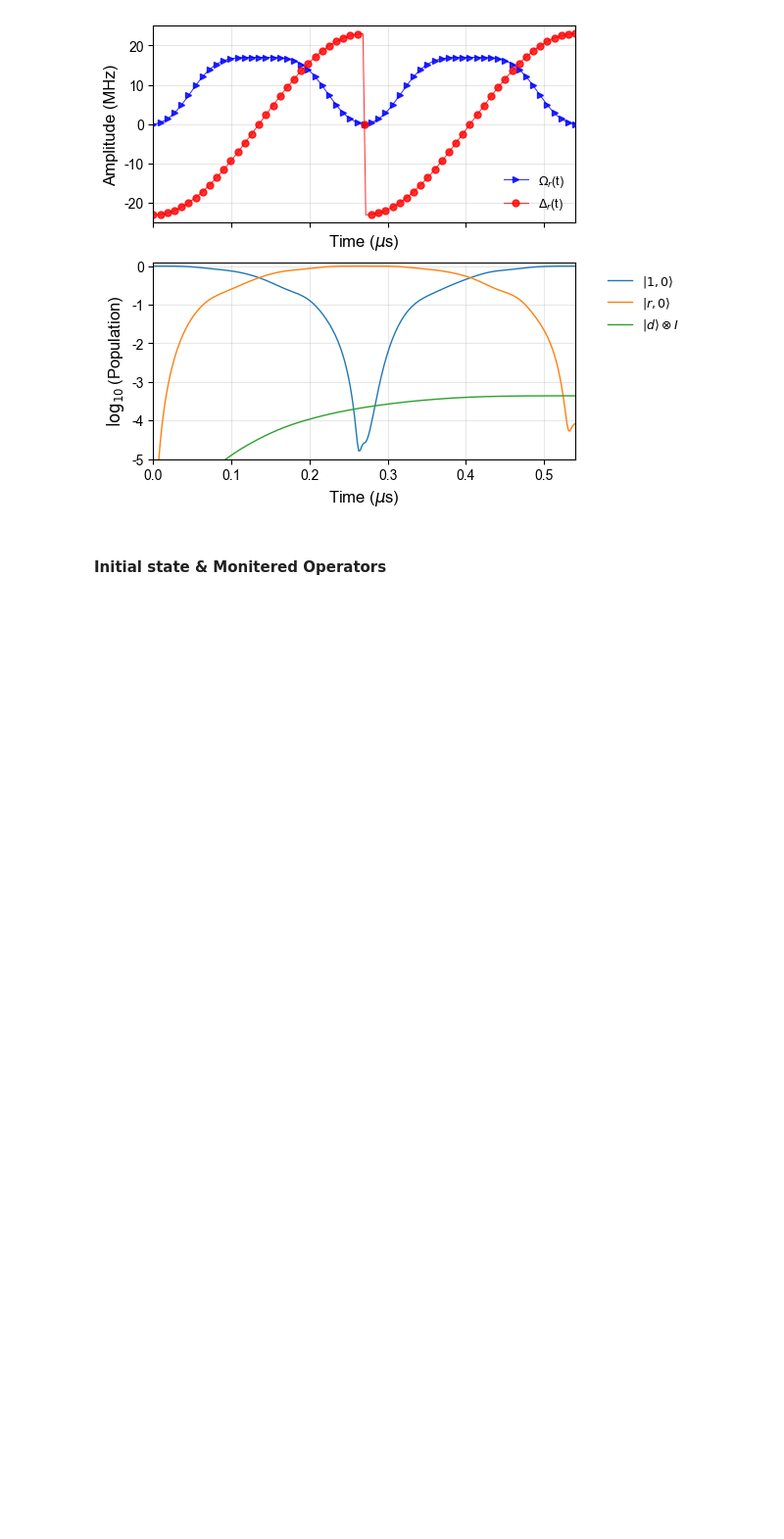
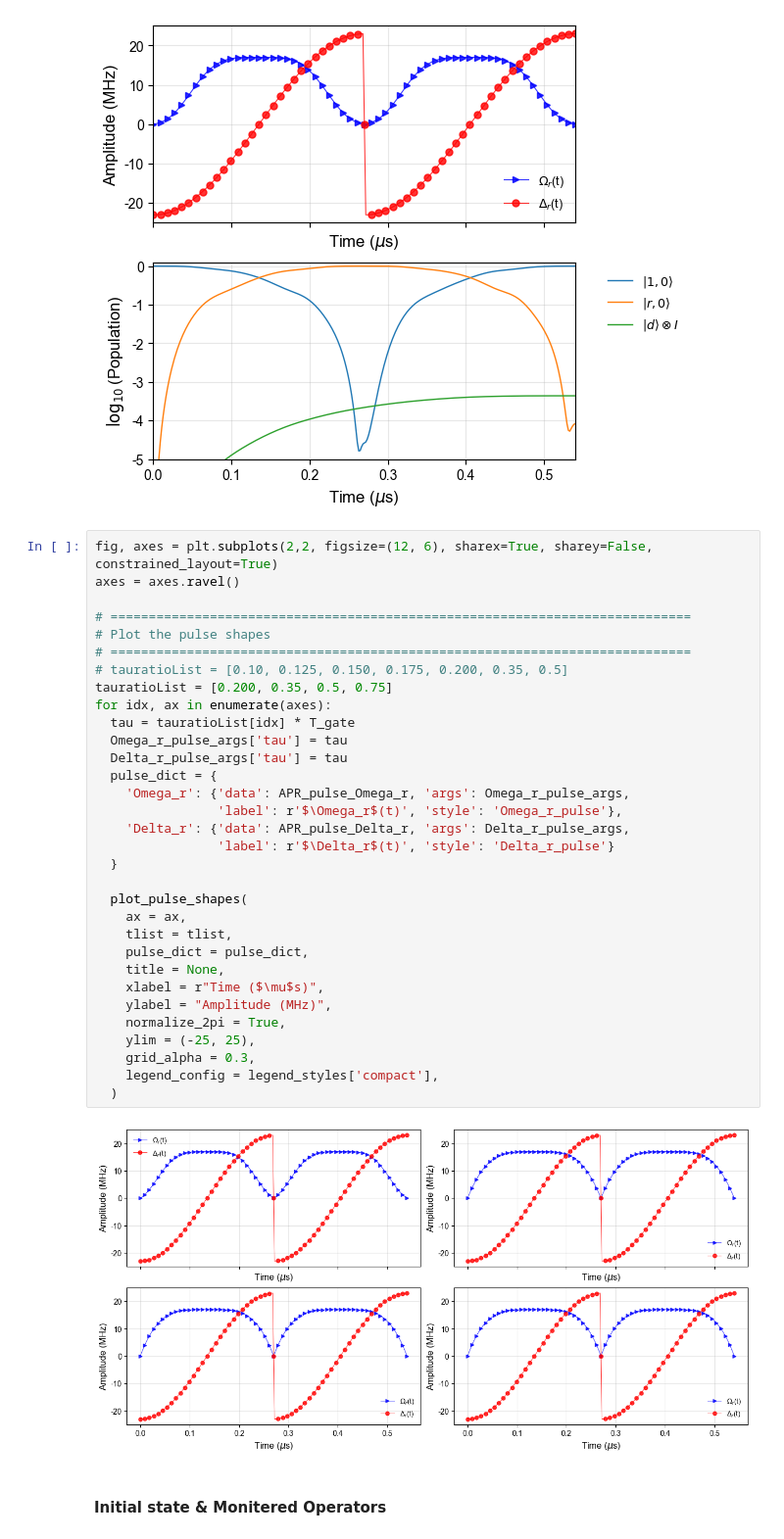
Before and after one commit to great-history/Neutral_Atom_Qubit_Simulations, a Jupyter notebook: module2_CZGATE_ARP_exercises/module2_CZ_gate_ARP_realization.ipynb, the cells around one changed output. Shown at 98% size. Saved outputs shown, nothing was run; the diff lists cells and outputs as text; blank space fills up the shorter version.

```diff
--- a/module2_CZGATE_ARP_exercises/module2_CZ_gate_ARP_realization.ipynb
+++ b/module2_CZGATE_ARP_exercises/module2_CZ_gate_ARP_realization.ipynb
@@ -130,6 +130,40 @@ axes[1] = plot_population_evolution(
 )
 # %% [output]
 [figure]
+# %%
+fig, axes = plt.subplots(2,2, figsize=(12, 6), sharex=True, sharey=False, constrained_layout=True)
+axes = axes.ravel()
+
+# ============================================================================
+# Plot the pulse shapes
+# ============================================================================
+# tauratioList = [0.10, 0.125, 0.150, 0.175, 0.200, 0.35, 0.5]
+tauratioList = [0.200, 0.35, 0.5, 0.75]
+for idx, ax in enumerate(axes):
+  tau = tauratioList[idx] * T_gate
+  Omega_r_pulse_args['tau'] = tau
+  Delta_r_pulse_args['tau'] = tau
+  pulse_dict = {
+    'Omega_r': {'data': APR_pulse_Omega_r, 'args': Omega_r_pulse_args,
+                'label': r'$\Omega_r$(t)', 'style': 'Omega_r_pulse'},
+    'Delta_r': {'data': APR_pulse_Delta_r, 'args': Delta_r_pulse_args,
+                'label': r'$\Delta_r$(t)', 'style': 'Delta_r_pulse'}
+  }
+
+  plot_pulse_shapes(
+    ax = ax,
+    tlist = tlist,
+    pulse_dict = pulse_dict,
+    title = None,
+    xlabel = r"Time ($\mu$s)",
+    ylabel = "Amplitude (MHz)",
+    normalize_2pi = True,
+    ylim = (-25, 25),
+    grid_alpha = 0.3,
+    legend_config = legend_styles['compact'],
+  )
+# %% [output]
+[figure, added]
 # %% [markdown]
 #### Initial state & Monitered Operators
 # %%
```
Also changed, not shown: 4 other files.
